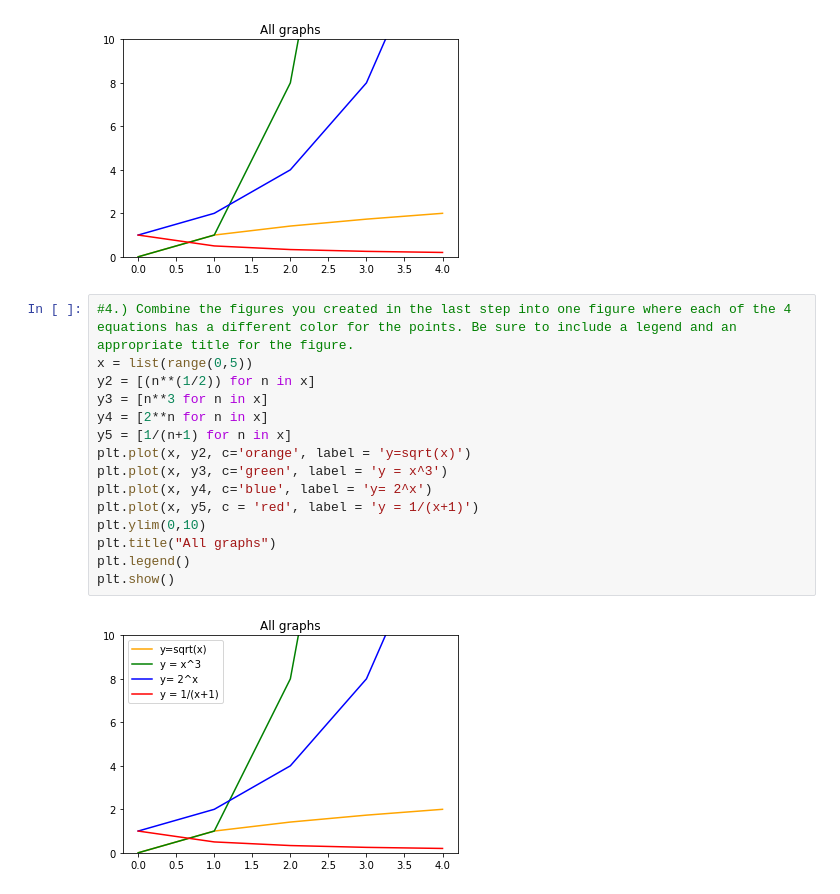
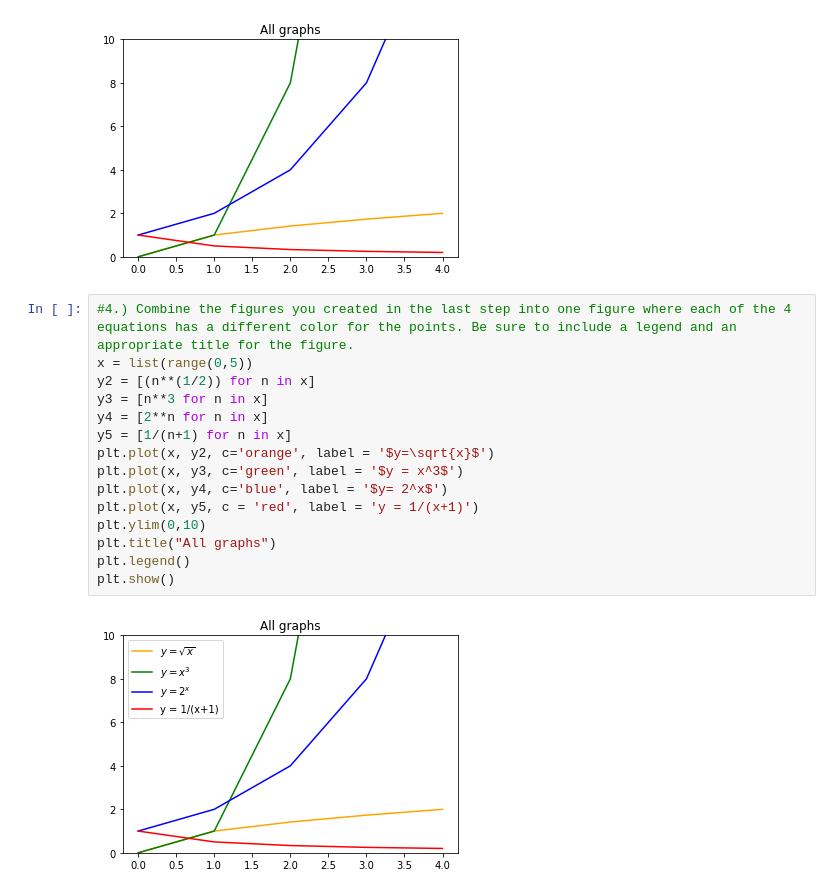
Before and after one commit to annah-vu/numpy-pandas-visualization-exercises, a Jupyter notebook: matplotlib_exercises.ipynb, the cells around one changed output. Cells and saved outputs as stored; diff of their text form.

```diff
--- a/matplotlib_exercises.ipynb
+++ b/matplotlib_exercises.ipynb
@@ -64,17 +117,17 @@ plt.show()
 # %%
 #4.) Combine the figures you created in the last step into one figure where each of the 4 equations has a different color for the points. Be sure to include a legend and an appropriate title for the figure.
 x = list(range(0,5))
 y2 = [(n**(1/2)) for n in x]
 y3 = [n**3 for n in x]
 y4 = [2**n for n in x]
 y5 = [1/(n+1) for n in x]
-plt.plot(x, y2, c='orange', label = 'y=sqrt(x)')
-plt.plot(x, y3, c='green', label = 'y = x^3')
-plt.plot(x, y4, c='blue', label = 'y= 2^x')
+plt.plot(x, y2, c='orange', label = '$y=\sqrt{x}$')
+plt.plot(x, y3, c='green', label = '$y = x^3$')
+plt.plot(x, y4, c='blue', label = '$y= 2^x$')
 plt.plot(x, y5, c = 'red', label = 'y = 1/(x+1)')
 plt.ylim(0,10)
 plt.title("All graphs")
 plt.legend()
 plt.show()
 # %% [output]
-[figure, old version]
+[figure, new version]
```
Also changed, not shown: parts of 7 cells of this notebook, 1 other file.
